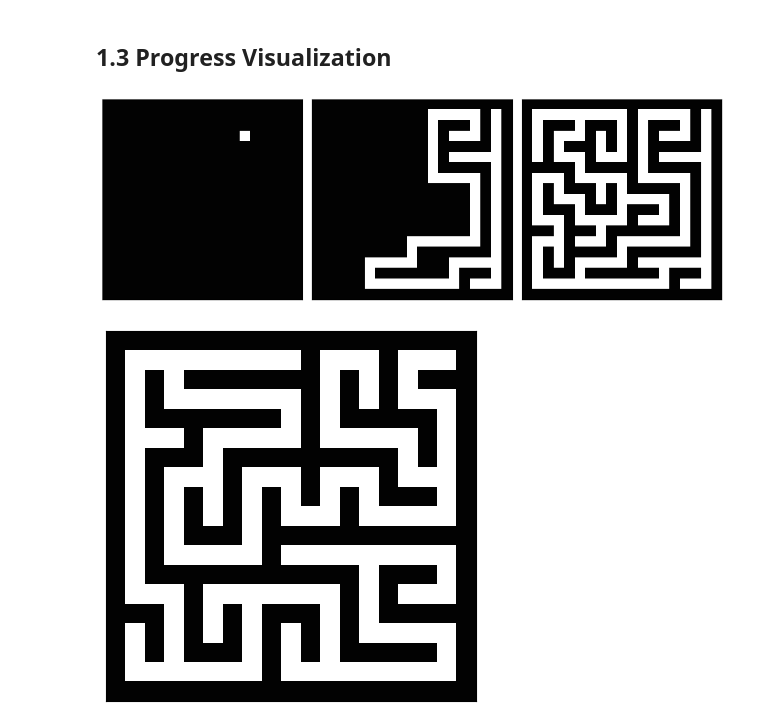
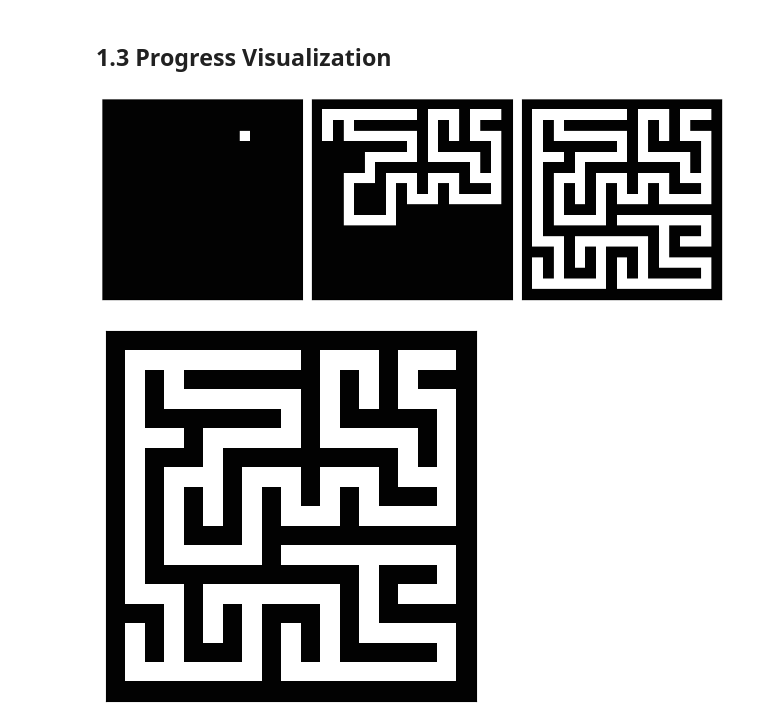
Before and after one commit to MengSunDom/CITS4403, a Jupyter notebook: CITS4403_29.ipynb, the cells around one changed output. Saved outputs shown, nothing was run; the diff lists cells and outputs as text; code cells hidden in the pictures.

```diff
--- a/CITS44403_29.ipynb
+++ b/CITS4403_29.ipynb
@@ -265,16 +251,16 @@ plt.show()
 # %%
 from IPython.display import clear_output
 from time import sleep
+from utils import three_frame
 from Cell2D import Cell2D, draw_array
-from utils import three_frame
 
 class SlimeMoldForaging(Cell2D):
 
   def __init__(self, height=19, width=19, max_energy=20, seed=12):
       super().__init__(height, width)
       np.random.seed(seed)  # 统一three_frame()及animate()的可视化结果
-      self.height = height  # 保存为类属性
-      self.width = width  # 保存为类属性
+      self.height = height
+      self.width = width
       self.max_energy = max_energy
       self.maze = np.ones((height, width), dtype=np.int8)  # 迷宫全貌
       self.energy = np.zeros((height, width), dtype=np.int8) # 黏菌蔓延时的剩余能量
@@ -361,7 +347,7 @@ class SlimeMoldForaging(Cell2D):
             break
 
   def step(self):
-      "model evolves by special text commands in self.progress"
+      """model evolves by special text commands in self.progress"""
 
       if "carve" in self.process:
            self.carve_pathway_step()
@@ -372,12 +358,8 @@ class SlimeMoldForaging(Cell2D):
       draw_array(getattr(self, nparray), **draw_params)
 
   def draw_with_energy(self, array=None, annotations=None):
-      """
-      array: orignal array to be annotated
-      annotations: array of same size, contains the sum of neighbours
+      """port annotate_ca_text(array, annotations) from CA lab2"""
 
-      refactor annotate_ca_text(array, annotations) from CA lab2
-      """
       if array is None:
         array = self.maze
       if annotations is None:
@@ -395,6 +377,18 @@ class SlimeMoldForaging(Cell2D):
 
       plt.imshow(array, cmap=cmap, vmin=0, vmax=6, interpolation='none')
       plt.axis('off')
+
+  def three_frame(self, n_seq):
+      """port three_frame() from utils.py"""
+
+      plt.figure(figsize=(10, 4))
+
+      for i, n in enumerate(n_seq):
+        plt.subplot(1, 3, i+1)
+        self.loop(n)
+        self.draw()
+
+      plt.tight_layout()
 # %% [markdown]
 # Maze Initialization
 # %% [markdown]
@@ -419,10 +413,10 @@ env.draw()
 ## 1.3 Progress Visualization
 # %%
 # Pathway carving frames
-demo = SlimeMoldForaging(height=19, width=19)   # width and height should preferably be odd nunmbers
+demo = SlimeMoldForaging(height=19, width=19, max_energy=20, seed=12)   # seed = 12 has good features in recharge and inactivation
 demo.process = "carve_pathway_in_steps"
-three_frame(demo, n_seq=[0,50,100], seed=None)  # show frames at 50 and 150 steps
+demo.three_frame([0, 50, 100])                                          # display carving frames at 0, 50 and 150 steps
 # %% [output]
-[figure, old version]
+[figure, new version]
 # %%
 # Pathway carving animation
```
Also changed, not shown: parts of 12 cells of this notebook.
